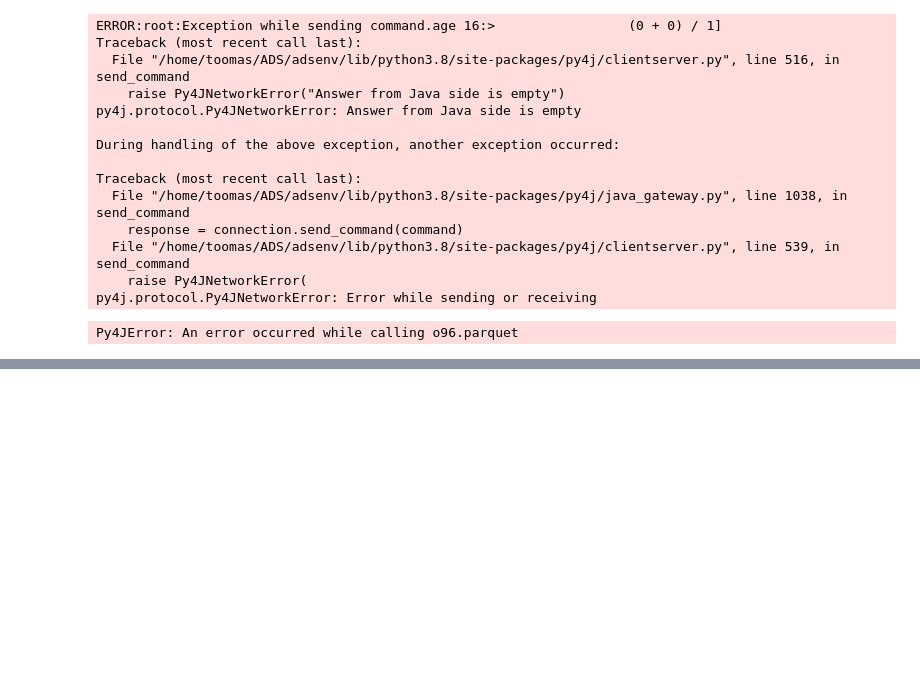
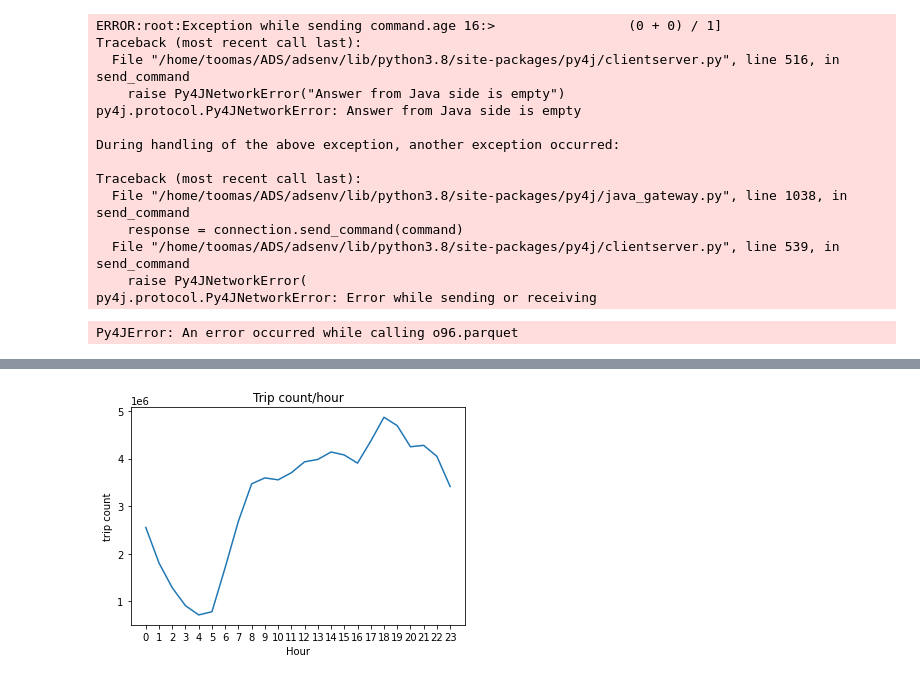
Before and after one commit to MAST30034-Applied-Data-Science/mast30034-project-1-ToomasRo, a Jupyter notebook: notebooks/cleaning.ipynb, the cells around one changed output, grey strips where cells are left out. Saved outputs shown, nothing was run; the diff lists cells and outputs as text; code cells hidden in the pictures; blank space fills up the shorter version.

```diff
--- a/notebooks/cleaning.ipynb
+++ b/notebooks/cleaning.ipynb
@@ -326,0 +245,13 @@ Py4JError: An error occurred while calling o96.parquet
+# %%
+# preliminary df re-formating to combine easier with yellow
+
+for file in os.listdir('../data/raw/green/'):
+    print(file)
+    sdf = spark.read.parquet('../data/raw/green/'+file)
+    sdf = sdf.withColumn('passenger_count', sdf['passenger_count'].cast(IntegerType())) \
+        .withColumn('ratecodeID', sdf['ratecodeID'].cast(IntegerType())) \
+        .withColumnRenamed('lpep_pickup_datetime', 'pickup_datetime') \
+        .withColumnRenamed('lpep_dropoff_datetime', 'dropoff_datetime') \
+        .drop('ehail_fee', 'trip_type')
+
+    sdf.write.mode('overwrite').parquet('../data/temp/green/'+file)
@@ -326,0 +373,11 @@ Py4JError: An error occurred while calling o96.parquet
+# %%
+# plot of trip_count per hour of day
+count_by_hour = sdf.select(F.col('PUHour')).groupby('PUHour').count().sort(F.asc("PUHour")).toPandas()
+plt.plot(count_by_hour['PUHour'], count_by_hour['count'])
+plt.title("Trip count/hour")
+plt.xticks(np.arange(0, 24))
+plt.ylabel("trip count")
+plt.xlabel("Hour")
+plt.show()
+# %% [output]
+[figure, added]
```
Also changed, not shown: parts of 45 cells of this notebook.
